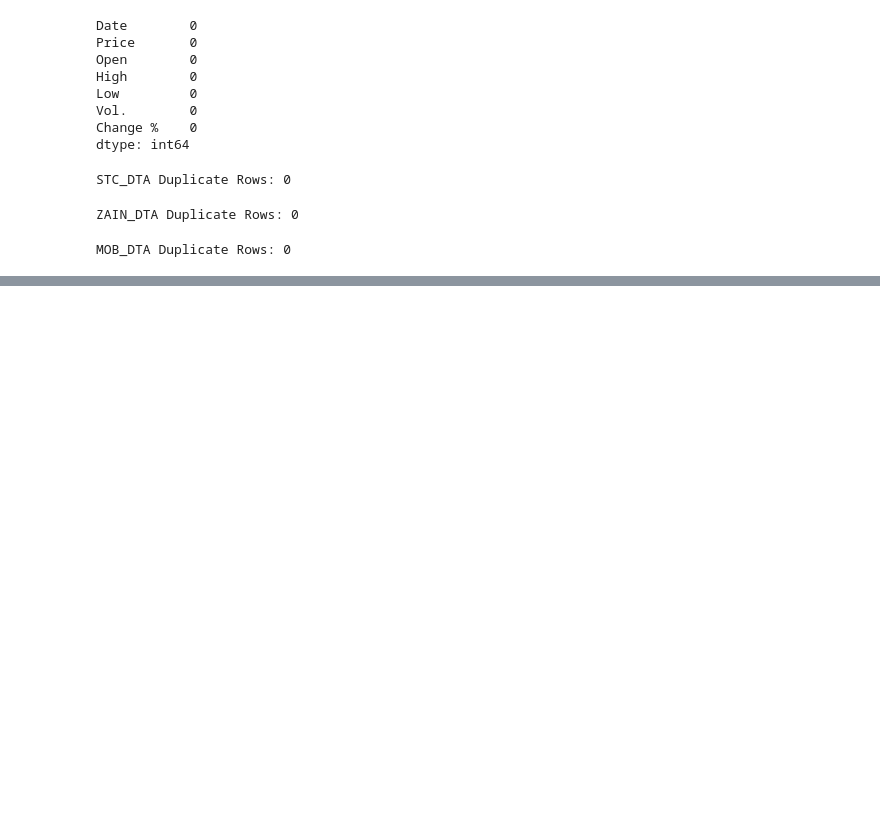
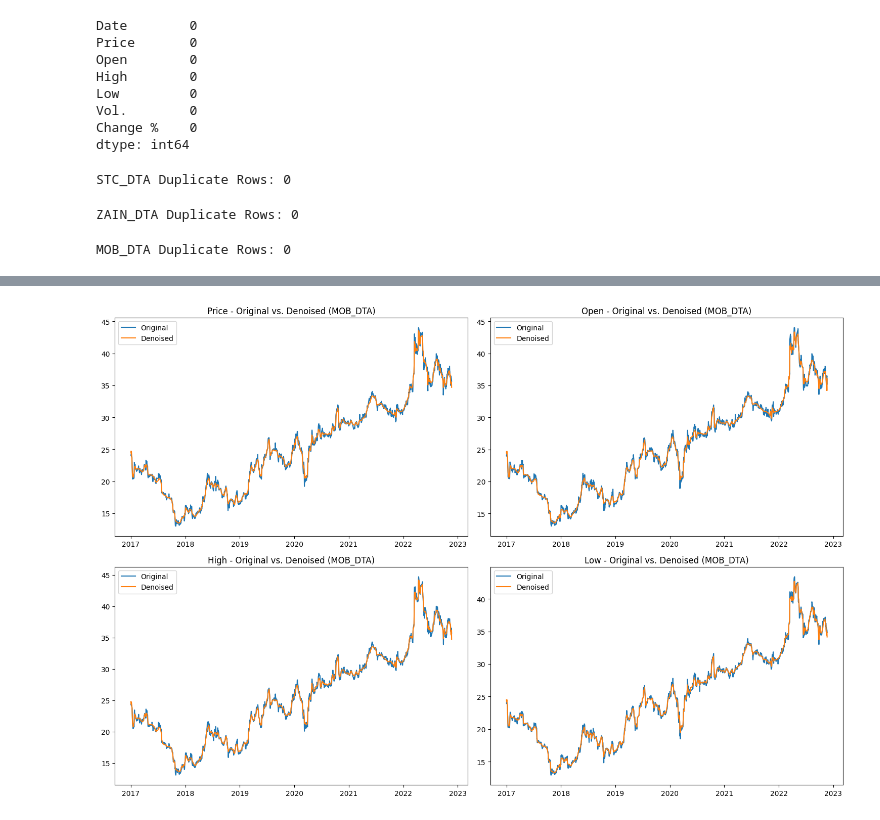
Before and after one commit to aswink71/Time-Series-Project, a Jupyter notebook: Multivaiate_analysis.ipynb, the cells around one changed output, grey strips where cells are left out. Drawn from its saved outputs; the diff is of its cells as text; code cells hidden in the pictures; blank space fills up the shorter version.

```diff
--- a/Multivaiate_analysis.ipynb
+++ b/Multivaiate_analysis.ipynb
@@ -198,0 +284,20 @@ MOB_DTA Duplicate Rows: 0
+# %%
+# Apply wavelet denoising to MOB_DTA
+for column in columns_to_denoise:
+    MOB_DTA[column + '_denoised'] = wavelet_denoise(MOB_DTA[column])
+
+# Create a new DataFrame with denoised data for MOB_DTA
+MOB_DTA_denoised = MOB_DTA[['Price_denoised', 'Open_denoised', 'High_denoised', 'Low_denoised']]
+
+matlp.figure(figsize=(15, 10))
+for i, column in enumerate(columns_to_denoise):
+    matlp.subplot(2, 2, i + 1)
+    matlp.plot(MOB_DTA[column], label='Original')
+    matlp.plot(MOB_DTA[column + '_denoised'], label='Denoised')
+    matlp.title(f'{column} - Original vs. Denoised (MOB_DTA)')
+    matlp.legend()
+
+matlp.tight_layout()
+matlp.show()
+# %% [output]
+[figure, added]
```
Also changed, not shown: parts of 11 cells of this notebook.
